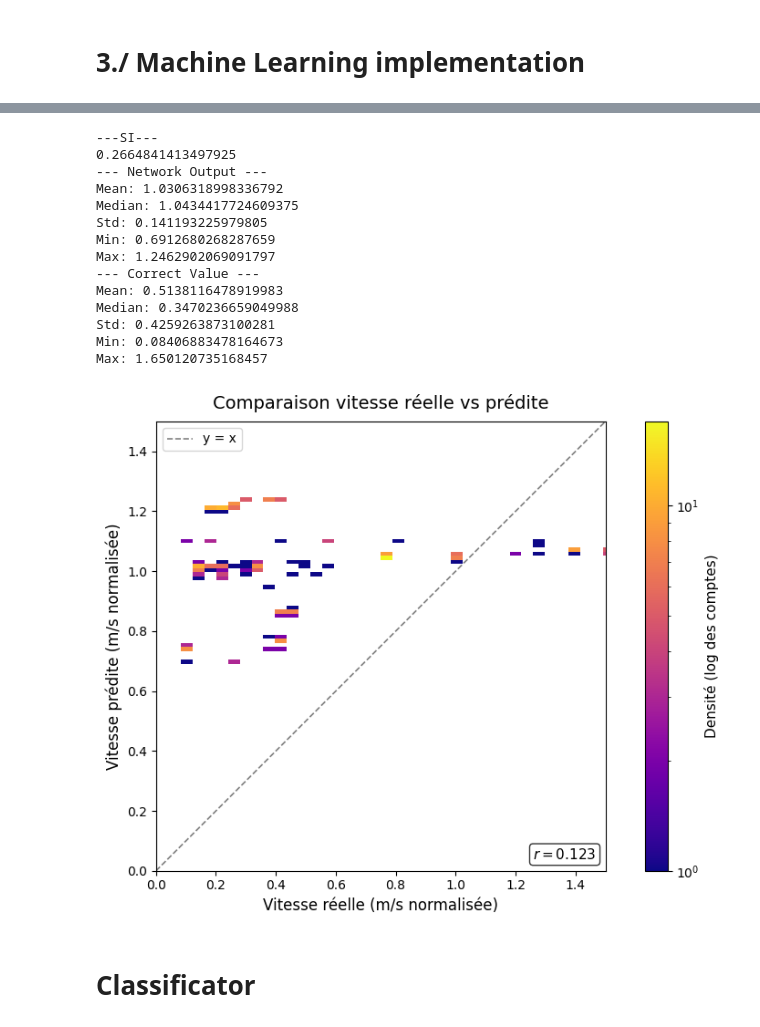
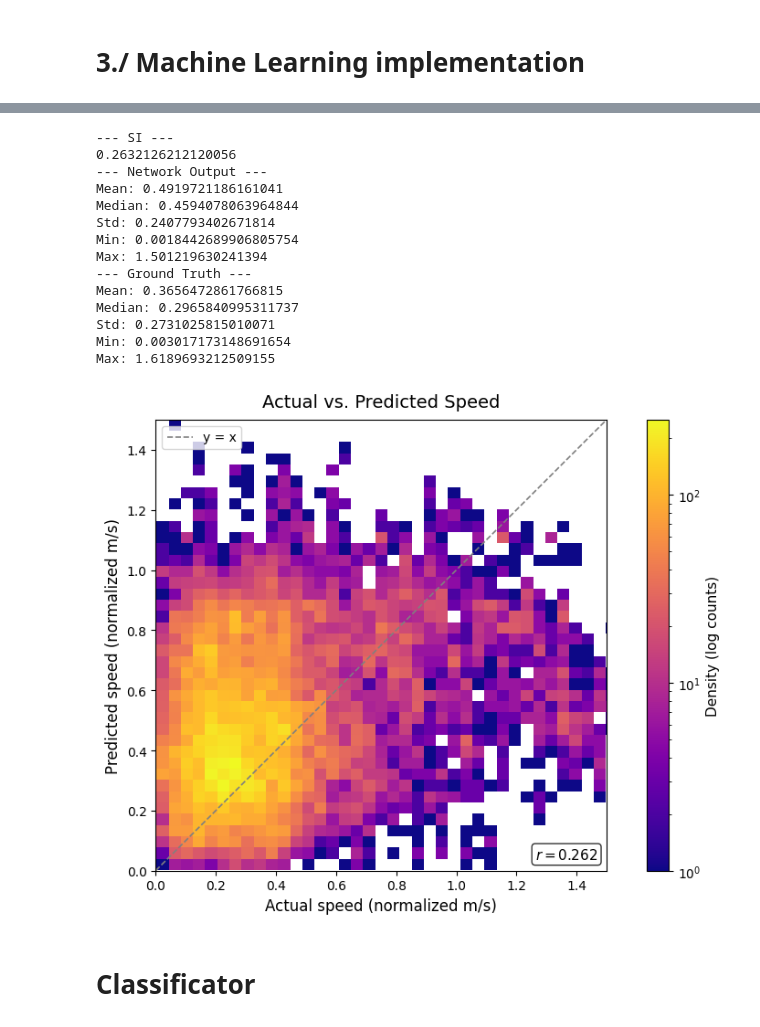
Before and after one commit to remimt/AIS-Deep-Learning-Project, a Jupyter notebook: notebooks/MainNotebook.ipynb, the cells around one changed output, grey strips where cells are left out. Saved outputs shown, nothing was run; the diff lists cells and outputs as text; code cells hidden in the pictures.

```diff
--- a/notebooks/MainNotebook.ipynb
+++ b/notebooks/MainNotebook.ipynb
@@ -976,6 +976,6 @@ train_loader, eval_dataset = generate_dataloader(dataset_path=dataset_path,
                         width_max=width_max,
                         draft_max=draft_max,
                         batch_size=batch_size,
-                        unique_MMSI=True
+                        unique_MMSI=False
                         )
 # %% [output]
@@ -1292,7 +1314,7 @@ FeatureSelfAttention_network(
 # %%
 from matplotlib import colors
 
-#model.load_state_dict(torch.load("modelFSA_subset_100e.pth"))
+# model.load_state_dict(torch.load("modelFSA_subset_100e.pth"))
 model.eval().cpu()
 
 heading_eval, cog_eval, sog_eval, length_eval, width_eval, draft_eval, u_eval, v_eval = zip(*eval_dataset)
@@ -1308,22 +1330,22 @@ v_eval = torch.stack(v_eval)
 velocity_eval = torch.sqrt(u_eval.pow(2) + v_eval.pow(2))
 
 with torch.no_grad():
-    out_eval_nn = model(x_heading=heading_eval,
-                        x_cog=cog_eval,
-                        x_sog=sog_eval,
-                        x_length=length_eval,
-                        x_width=width_eval,
-                        x_draft=draft_eval
-                        ).squeeze(1)
+    out_eval_nn = model(
+        x_heading=heading_eval,
+        x_cog=cog_eval,
+        x_sog=sog_eval,
+        x_length=length_eval,
+        x_width=width_eval,
+        x_draft=draft_eval
+    ).squeeze(1)
 
-    velocity_eval_nn = torch.sqrt(out_eval_nn[:,0].pow(2) + out_eval_nn[:,1].pow(2))
+    velocity_eval_nn = torch.sqrt(out_eval_nn[:, 0].pow(2) + out_eval_nn[:, 1].pow(2))
 
     label_eval = torch.cat([u_eval.unsqueeze(1), v_eval.unsqueeze(1)], dim=1)
     si = si_loss(out_eval_nn, label_eval).item()
     r = corr_loss(velocity_eval, velocity_eval_nn, mode='r')
 
-
-print("---SI---")
+print("--- SI ---")
 print(si)
 print("--- Network Output ---")
 print("Mean:", velocity_eval_nn.mean().item())
@@ -1332,72 +1354,72 @@ print("Std:", velocity_eval_nn.std().item())
 print("Min:", velocity_eval_nn.min().item())
 print("Max:", velocity_eval_nn.max().item())
 
-print("--- Correct Value ---")
+print("--- Ground Truth ---")
 print("Mean:", velocity_eval.mean().item())
 print("Median:", velocity_eval.median().item())
 print("Std:", velocity_eval.std().item())
 print("Min:", velocity_eval.min().item())
 print("Max:", velocity_eval.max().item())
 
-# Figure et axe
+# Figure and axis
 fig, ax = plt.subplots(figsize=(9, 6))
 norm = colors.LogNorm()
 
-# Histogramme 2D (densité)
+# 2D histogram (density)
 h = ax.hist2d(
     velocity_eval.detach(),
     velocity_eval_nn.detach(),
     bins=40,
     cmap='plasma',
     norm=norm
 )
 
-# Barre de couleur (log)
+# Colorbar (log)
 cbar = fig.colorbar(h[3], ax=ax)
-cbar.set_label("Densité (log des comptes)", fontsize=11)
+cbar.set_label("Density (log counts)", fontsize=11)
 
-# Ligne diagonale y = x
+# Diagonal line y = x
 ax.plot([0, 1.5], [0, 1.5], linestyle="--", color="gray", linewidth=1.2, label="y = x")
 
-# Texte du coefficient de corrélation
+# Correlation coefficient label
 ax.text(
     0.98, 0.02,
     f"$r = {r:.3f}$",
     transform=ax.transAxes,
     ha="right", va="bottom",
     fontsize=11,
     bbox=dict(boxstyle="round,pad=0.25", fc="white", alpha=0.8)
 )
 
-# Limites et étiquettes
+# Limits and labels
 ax.set_xlim(0, 1.5)
 ax.set_ylim(0, 1.5)
-ax.set_xlabel("Vitesse réelle (m/s normalisée)", fontsize=12)
-ax.set_ylabel("Vitesse prédite (m/s normalisée)", fontsize=12)
-ax.set_title("Comparaison vitesse réelle vs prédite", fontsize=14, pad=10)
+ax.set_xlabel("Actual speed (normalized m/s)", fontsize=12)
+ax.set_ylabel("Predicted speed (normalized m/s)", fontsize=12)
+ax.set_title("Actual vs. Predicted Speed", fontsize=14, pad=10)
 
-# Aspect carré et légende
+# Square aspect and legend
 ax.set_aspect('equal', 'box')
 ax.legend(loc="upper left")
 
 plt.tight_layout()
 plt.show()
 # %% [output]
----SI---
-0.2664841413497925
+--- SI ---
+0.2632126212120056
 --- Network Output ---
-Mean: 1.0306318998336792
-Median: 1.0434417724609375
-Std: 0.141193225979805
-Min: 0.6912680268287659
-Max: 1.2462902069091797
---- Correct Value ---
-Mean: 0.5138116478919983
-Median: 0.3470236659049988
-Std: 0.4259263873100281
-Min: 0.08406883478164673
-Max: 1.650120735168457
+Mean: 0.4919721186161041
+Median: 0.4594078063964844
+Std: 0.2407793402671814
+Min: 0.0018442689906805754
+Max: 1.501219630241394
+--- Ground Truth ---
+Mean: 0.3656472861766815
+Median: 0.2965840995311737
+Std: 0.2731025815010071
+Min: 0.003017173148691654
+Max: 1.6189693212509155
-[figure, old version]
+[figure, new version]
 # %% [markdown]
 # Classificator
 # %% [markdown]
```
Also changed, not shown: parts of 11 cells of this notebook.
